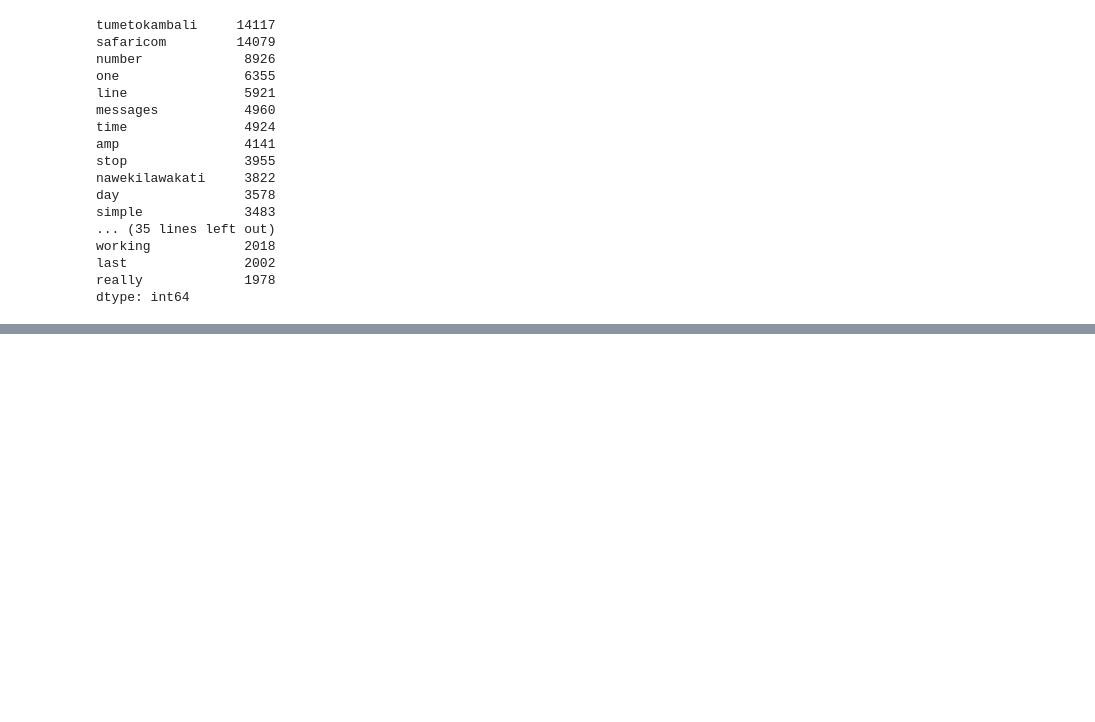
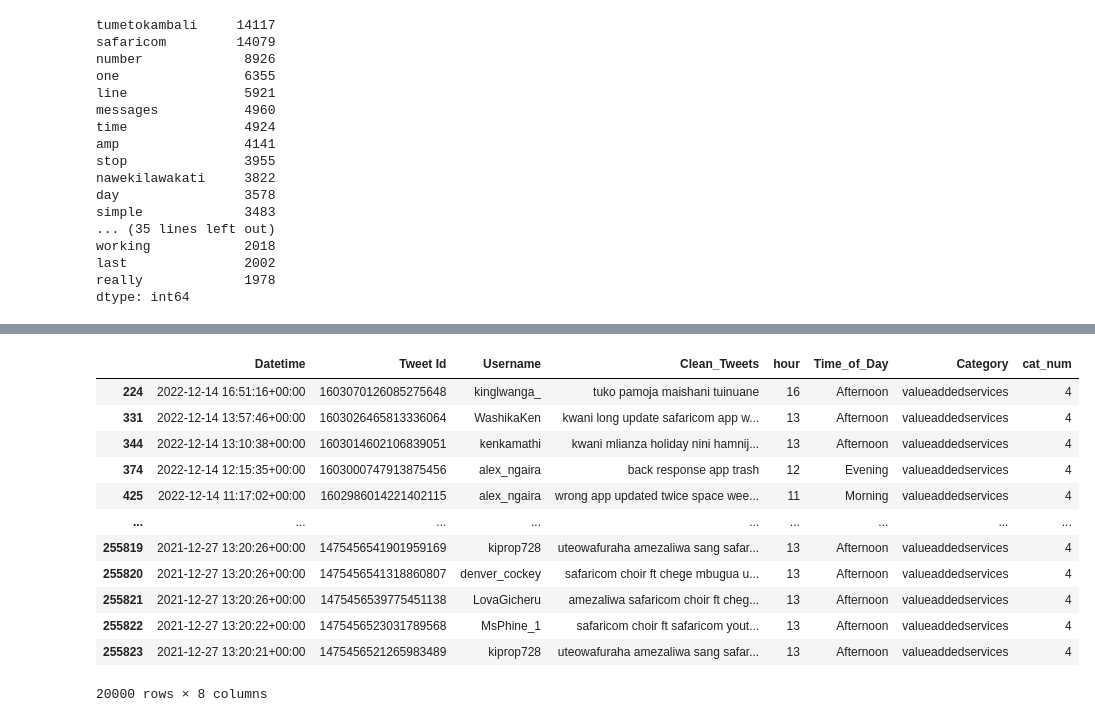
Before and after one commit to faithmaks/socialmedia-customer-service, a Jupyter notebook: Tweets_API.ipynb, the cells around one changed output, grey strips where cells are left out. Drawn from its saved outputs; the diff is of its cells as text; code cells hidden in the pictures; blank space fills up the shorter version.

```diff
--- a/Tweets_API.ipynb
+++ b/Tweets_API.ipynb
@@ -543,0 +586,17 @@ general.to_csv('general.csv', index=False)
+# %%
+valueaddedservices = categories.get_group('valueaddedservices')[:20000]
+valueaddedservices
+# %% [output]
+|  | Datetime | Tweet Id | Username | Clean_Tweets | hour | Time_of_Day | Category | cat_num |
+| 224 | 2022-12-14 16:51:16+00:00 | 1603070126085275648 | kinglwanga_ | tuko pamoja maishani tuinuane | 16 | Afternoon | valueaddedservices | 4 |
+| 331 | 2022-12-14 13:57:46+00:00 | 1603026465813336064 | WashikaKen | kwani long update safaricom app w... | 13 | Afternoon | valueaddedservices | 4 |
+| 344 | 2022-12-14 13:10:38+00:00 | 1603014602106839051 | kenkamathi | kwani mlianza holiday nini hamnij... | 13 | Afternoon | valueaddedservices | 4 |
+| 374 | 2022-12-14 12:15:35+00:00 | 1603000747913875456 | alex_ngaira | back response app trash | 12 | Evening | valueaddedservices | 4 |
+| 425 | 2022-12-14 11:17:02+00:00 | 1602986014221402115 | alex_ngaira | wrong app updated twice space wee... | 11 | Morning | valueaddedservices | 4 |
+| ... | ... | ... | ... | ... | ... | ... | ... | ... |
+| 255819 | 2021-12-27 13:20:26+00:00 | 1475456541901959169 | kiprop728 | uteowafuraha amezaliwa sang safar... | 13 | Afternoon | valueaddedservices | 4 |
+| 255820 | 2021-12-27 13:20:26+00:00 | 1475456541318860807 | denver_cockey | safaricom choir ft chege mbugua u... | 13 | Afternoon | valueaddedservices | 4 |
+| 255821 | 2021-12-27 13:20:26+00:00 | 1475456539775451138 | LovaGicheru | amezaliwa safaricom choir ft cheg... | 13 | Afternoon | valueaddedservices | 4 |
+| 255822 | 2021-12-27 13:20:22+00:00 | 1475456523031789568 | MsPhine_1 | safaricom choir ft safaricom yout... | 13 | Afternoon | valueaddedservices | 4 |
+| 255823 | 2021-12-27 13:20:21+00:00 | 1475456521265983489 | kiprop728 | uteowafuraha amezaliwa sang safar... | 13 | Afternoon | valueaddedservices | 4 |
+20000 rows × 8 columns
```
Also changed, not shown: parts of 37 cells of this notebook, 1 other file.
